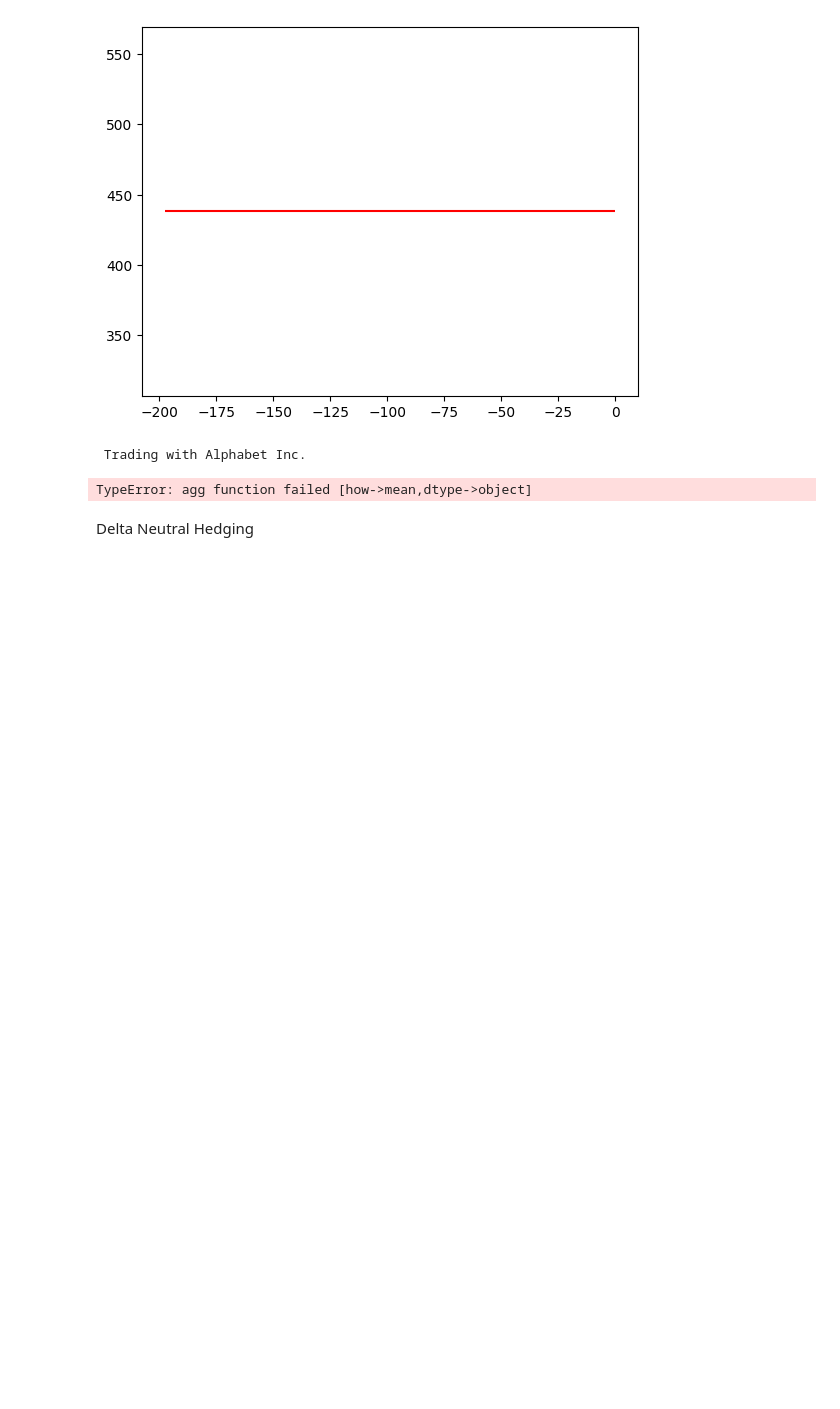
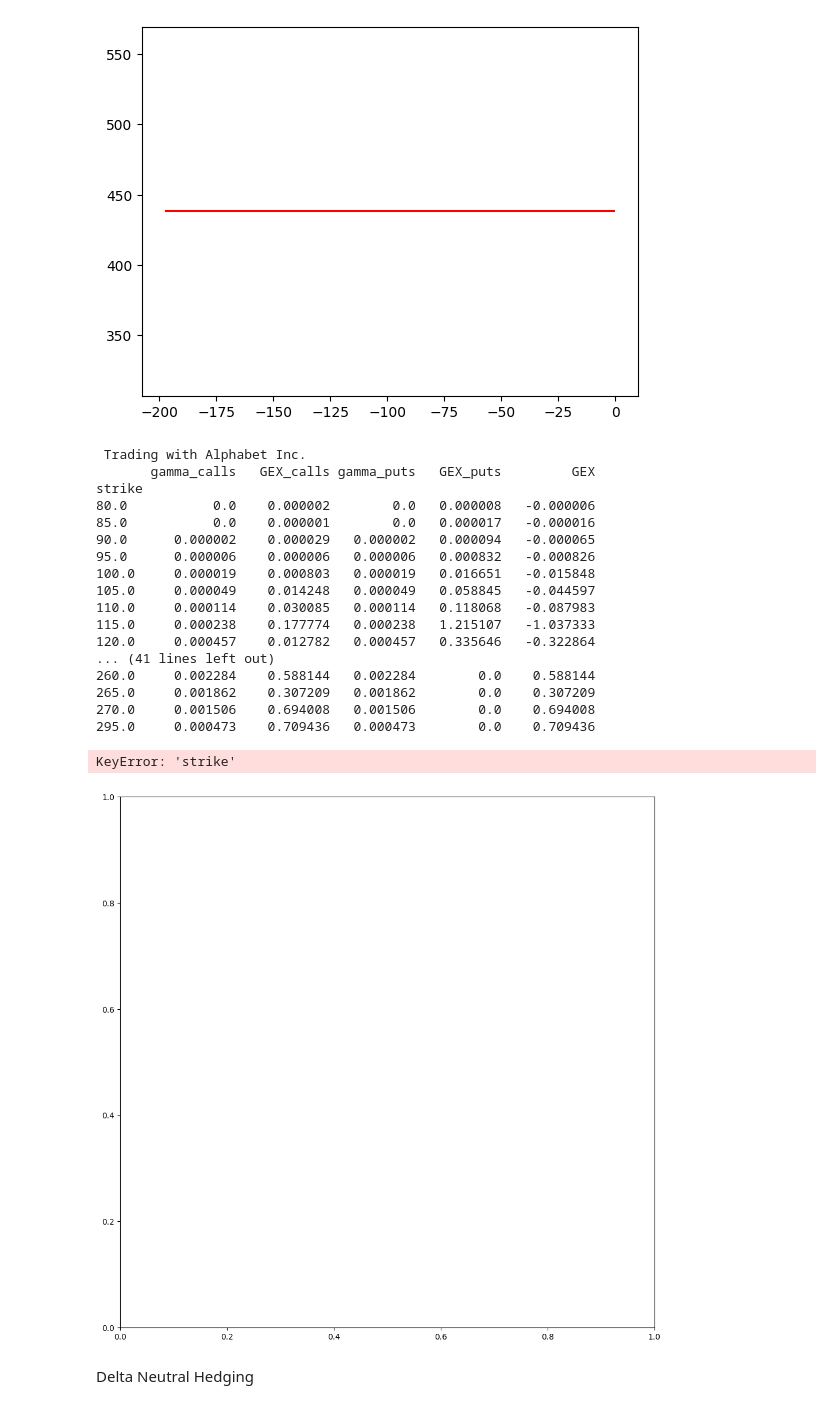
Before and after one commit to JonathanMasih/DatePicker, a Jupyter notebook: gexxer_reveal_gex_levels.ipynb, the cells around one changed output. Cells and saved outputs as stored; diff of their text form; code cells hidden in the pictures; blank space fills up the shorter version.

```diff
--- a/gexxer_reveal_gex_levels.ipynb
+++ b/gexxer_reveal_gex_levels.ipynb
@@ -421,13 +421,17 @@ def get_gex_dataframe(ticker="AAPL", expiration_dates=['2023-06-02', '2023-06-09
     df_merged['strike'] = pd.to_numeric(df_merged['strike'], errors='coerce')
     df2_merged['strike'] = pd.to_numeric(df2_merged['strike'], errors='coerce')
 
-    df_merged = df_merged.groupby('strike').mean()
-    df2_merged = df2_merged.groupby('strike').mean()
+    df_merged = df_merged.groupby('strike').agg({'gamma': 'mean', 'GEX': 'mean'})
+    df2_merged = df2_merged.groupby('strike').agg({'gamma': 'mean', 'GEX': 'mean'})
 
-    merged_df = pd.merge(df_merged, df2_merged, on='strike')
-    merged_df['GEX'] = merged_df['GEX_x'] - merged_df['GEX_y']
+    # Reset the index to make 'strike' a regular column again
+    df_merged = df_merged.reset_index()  # Reset index for df_merged
+    df2_merged = df2_merged.reset_index()  # Reset index for df2_merged
 
-    return data,
+    merged_df = pd.merge(df_merged, df2_merged, on='strike', suffixes=('_calls', '_puts'))
+    merged_df['GEX'] = merged_df['GEX_calls'] - merged_df['GEX_puts']
+
+    return data, merged_df
 
 
 
@@ -499,34 +503,51 @@ period_asset_price="90d"
 #avaiable_expiration_dates = "[2023-06-02, 2023-06-09, 2023-06-16, 2023-06-23, 2023-06-30, 2023-07-07, 2023-07-21, 2023-08-18, 2023-09-15, 2023-10-20, 2023-11-17, 2023-12-15, 2024-01-19, 2024-03-15, 2024-06-21, 2024-09-20, 2024-12-20, 2025-01-17, 2025-06-20, 2025-12-19]"
 #avaiable_expiration_dates = [i.replace('[','').replace(']','').replace(' ','') for i in avaiable_expiration_dates.split(',')]
 
 #expiration_date = avaiable_expiration_dates[4]
 #expiration_date = "2025-02-14"
 
 
 
 
 #asset_data , merged_df = get_gex_dataframe( ticker = TICKER, expiration_date = expiration_date , period=period_asset_price )
 
 #print(merged_df.columns)
 
 #final_plot(asset_data, merged_df,
 #          show_strike=True,
 #          set_boundries=False,
 #          title=f"GEX levels \n {TICKER} expiration date {expiration_date} ")
 
 # Example usage with 4 dates
 expiration_dates = ["2025-02-14", "2025-02-21", "2025-02-28", "2025-03-07"]
 asset_data, merged_df = get_gex_dataframe(ticker=TICKER, expiration_dates=expiration_dates, period="90d")
 print(merged_df)
 
 # Plotting the result
 final_plot(asset_data, merged_df,
           show_strike=True,
           set_boundries=False,
           title=f"GEX levels for {', '.join(expiration_dates)}")
 # %% [output]
  Trading with Alphabet Inc.
+       gamma_calls   GEX_calls gamma_puts   GEX_puts         GEX
+strike
+80.0           0.0    0.000002        0.0   0.000008   -0.000006
+85.0           0.0    0.000001        0.0   0.000017   -0.000016
+90.0      0.000002    0.000029   0.000002   0.000094   -0.000065
+95.0      0.000006    0.000006   0.000006   0.000832   -0.000826
+100.0     0.000019    0.000803   0.000019   0.016651   -0.015848
+105.0     0.000049    0.014248   0.000049   0.058845   -0.044597
+110.0     0.000114    0.030085   0.000114   0.118068   -0.087983
+115.0     0.000238    0.177774   0.000238   1.215107   -1.037333
+120.0     0.000457    0.012782   0.000457   0.335646   -0.322864
+... (41 lines left out)
+260.0     0.002284    0.588144   0.002284        0.0    0.588144
+265.0     0.001862    0.307209   0.001862        0.0    0.307209
+270.0     0.001506    0.694008   0.001506        0.0    0.694008
+295.0     0.000473    0.709436   0.000473        0.0    0.709436
-TypeError: agg function failed [how->mean,dtype->object]
+KeyError: 'strike'
+[figure, added]
 # %% [markdown]
 Delta Neutral Hedging
 # %%
```
